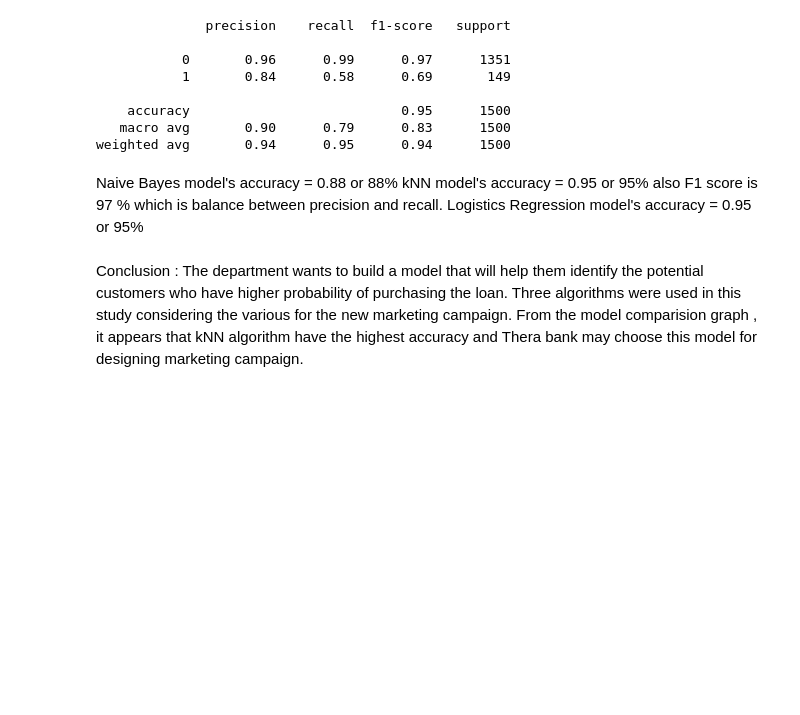
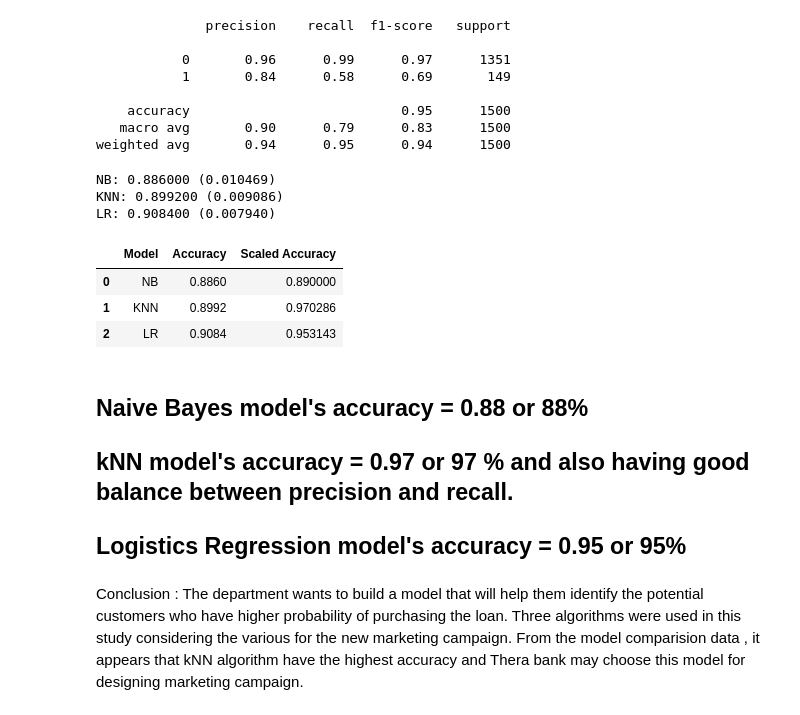
Before and after one commit to GreatLearningAIML1/bangalore-aug19-batch-tushar2211, a Jupyter notebook: Campaign for selling personal loans.ipynb, the cells around one changed output. Saved outputs shown, nothing was run; the diff lists cells and outputs as text; code cells hidden in the pictures; blank space fills up the shorter version.

```diff
--- a/Campaign for selling personal loans.ipynb
+++ b/Campaign for selling personal loans.ipynb
@@ -565,9 +567,44 @@ print(classification_report(Y_test, Y_predict))
     accuracy                           0.95      1500
    macro avg       0.90      0.79      0.83      1500
 weighted avg       0.94      0.95      0.94      1500
+# %%
+#data frame to contain results of various models to compare the accuracy.
+df_comparision = pd.DataFrame(columns = ['Model', 'Accuracy', 'Scaled Accuracy'])
+
+models = []
+models.append(('NB', GaussianNB()))
+models.append(('KNN', KNeighborsClassifier()))
+models.append(('LR', LogisticRegression()))
+# evaluate each model in turn
+results = []
+names = []
+scoring = 'accuracy'
+for name, model in models:
+    kfold = model_selection.KFold(n_splits=10, random_state=seed)
+    cv_results = model_selection.cross_val_score(model, X, Y, cv=kfold, scoring=scoring)
+    results.append(cv_results)
+    names.append(name)
+    msg = "%s: %f (%f)" % (name, cv_results.mean(), cv_results.std())
+    df_comparision = df_comparision.append({'Model': name, 'Accuracy': cv_results.mean()}, ignore_index=True)
+    print(msg)
+
+df_comparision.loc[0, 'Scaled Accuracy'] = gnb_model.score(scaledX_train, Y_train)
+df_comparision.loc[1, 'Scaled Accuracy'] = knn_model.score(scaledX_train, Y_train)
+df_comparision.loc[2, 'Scaled Accuracy'] = lr_model.score(scaledX_train, Y_train)
+# %% [output]
+NB: 0.886000 (0.010469)
+KNN: 0.899200 (0.009086)
+LR: 0.908400 (0.007940)
+# %%
+df_comparision
+# %% [output]
+|  | Model | Accuracy | Scaled Accuracy |
+| 0 | NB | 0.8860 | 0.890000 |
+| 1 | KNN | 0.8992 | 0.970286 |
+| 2 | LR | 0.9084 | 0.953143 |
 # %% [markdown]
-Naive Bayes model's accuracy = 0.88 or 88%
-kNN model's accuracy = 0.95 or 95% also F1 score is 97 % which is balance between precision and recall.
-Logistics Regression model's accuracy = 0.95 or 95%
+## Naive Bayes model's accuracy = 0.88 or 88%
+## kNN model's accuracy = 0.97 or 97 % and also having good balance between precision and recall.
+## Logistics Regression model's accuracy = 0.95 or 95%
 # %% [markdown]
-Conclusion : The department wants to build a model that will help them identify the potential customers who have higher probability of purchasing the loan. Three algorithms were used in this study considering the various for the new marketing campaign. From the model comparision graph , it appears that kNN algorithm have the highest accuracy and Thera bank may choose this model for designing marketing campaign.
+Conclusion : The department wants to build a model that will help them identify the potential customers who have higher probability of purchasing the loan. Three algorithms were used in this study considering the various for the new marketing campaign. From the model comparision data , it appears that kNN algorithm have the highest accuracy and Thera bank may choose this model for designing marketing campaign.
```
Also changed, not shown: parts of 10 cells of this notebook.
